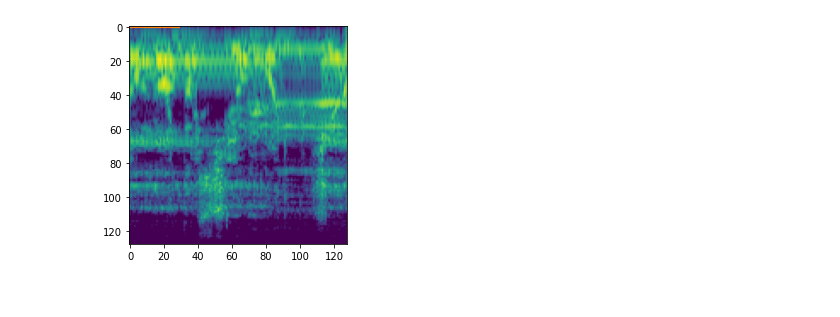
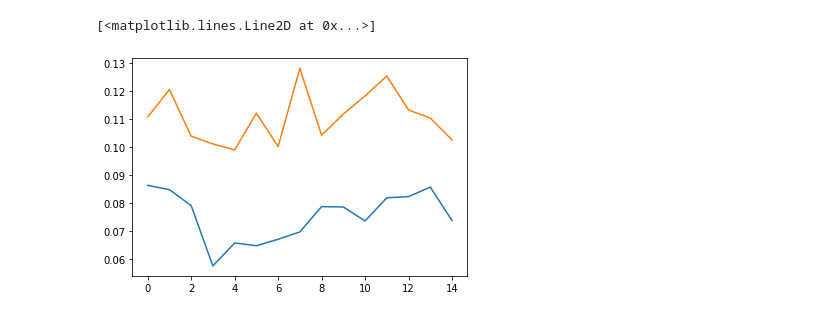
Before and after one commit to CombNITNC/procon2022_comp, a Jupyter notebook: ml/compile_data_entry.ipynb, the cells around one changed output. Saved outputs shown, nothing was run; the diff lists cells and outputs as text; code cells hidden in the pictures.

```diff
--- a/ml/compile_data_entry.ipynb
+++ b/ml/compile_data_entry.ipynb
@@ -41,5 +76,6 @@ fit_data = model.fit(
-# %%
-for data in train_image_dataset.take(1):
-    plt.imshow(data)
-# %% [output]
-[figure, removed]
+# %%
+plt.plot(fit_data.history["loss"])
+plt.plot(fit_data.history["val_loss"])
+# %% [output]
+[<matplotlib.lines.Line2D at 0x...>]
+[figure, added]
```
Also changed, not shown: parts of 5 cells of this notebook.
